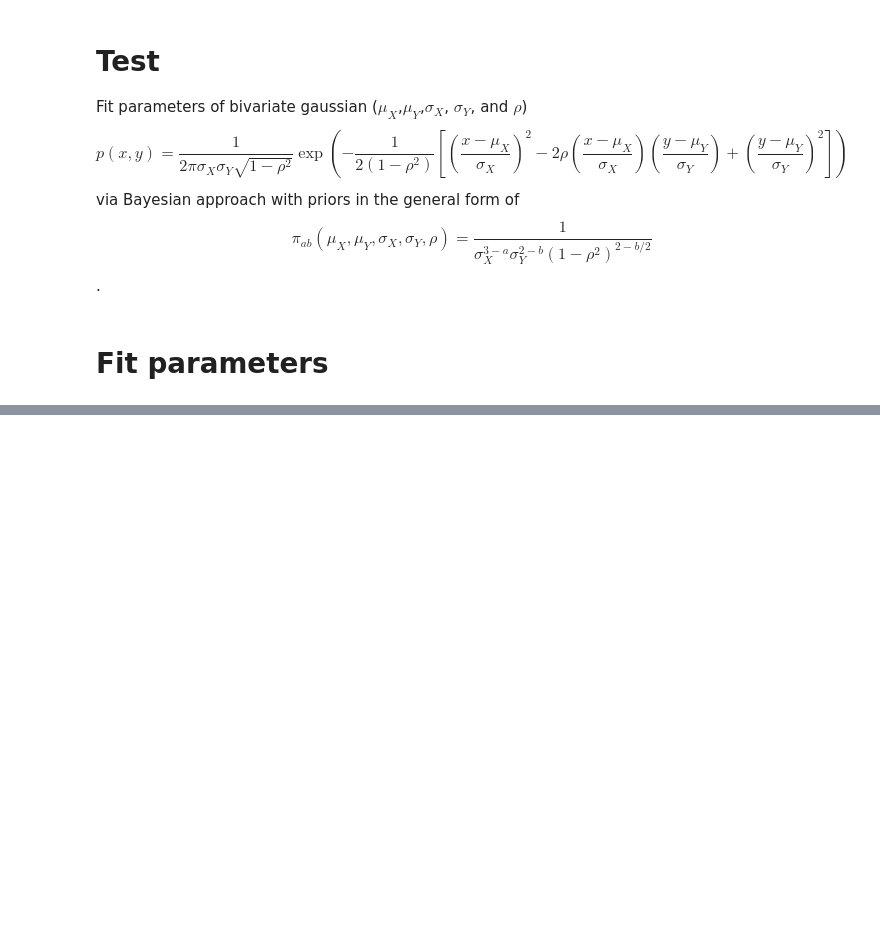
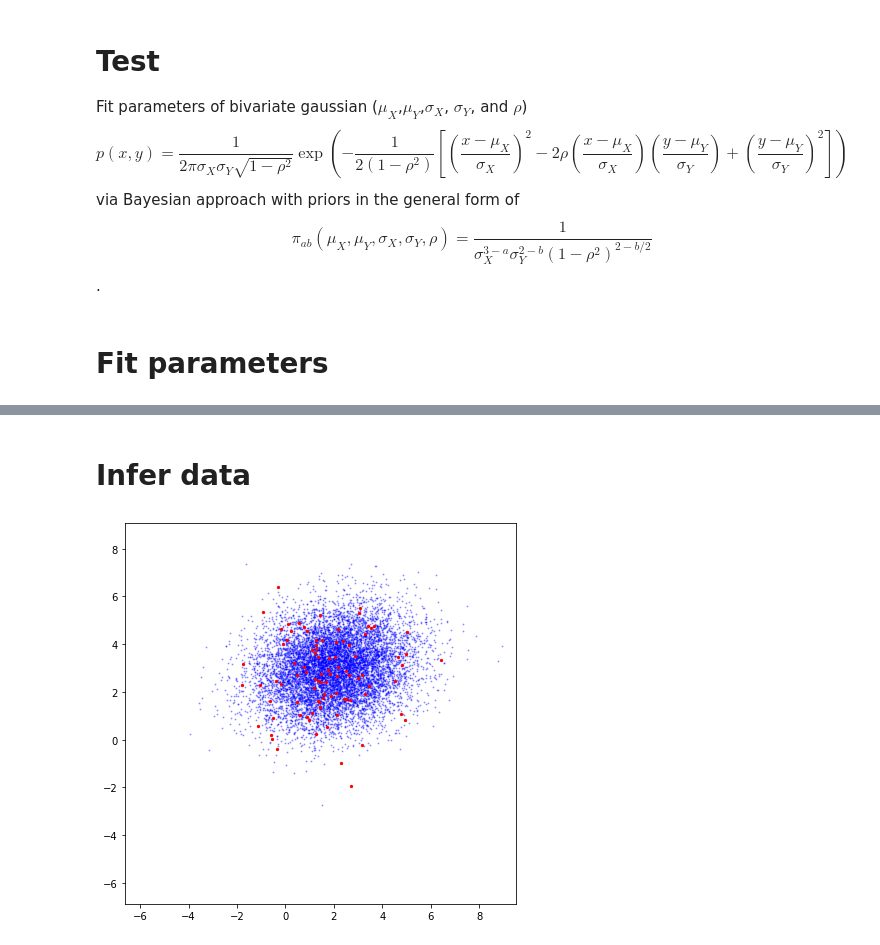
Before and after one commit to svetaU/hmc, a Jupyter notebook: model_w_auto_grad_HMC.ipynb, the cells around one changed output, grey strips where cells are left out. Saved outputs shown, nothing was run; the diff lists cells and outputs as text; code cells hidden in the pictures; blank space fills up the shorter version.

```diff
--- a/model_w_auto_grad_HMC.ipynb
+++ b/model_w_auto_grad_HMC.ipynb
@@ -223,0 +225,34 @@ Rho 0.06614956834178556 (expected 0.2)
+# %% [markdown]
+# Infer data
+# %%
+infer_burn = 10
+infer_params = sim_dots[infer_burn:]
+num_infer_per_param = 1
+infer_x = []
+infer_y = []
+for param in infer_params:
+  target_mean = [param[0],param[1]]
+  target_cov = [[param[2]*param[2],param[4]*param[2]*param[3]],[param[4]*param[2]*param[3],param[3]*param[3]]]
+  sample_x, sample_y = np.random.multivariate_normal(target_mean,target_cov,size=num_infer_per_param).T
+  infer_x.extend(sample_x)
+  infer_y.extend(sample_y)
+target_mean = [2.,3.]
+target_cov = [[2.5,0.4],[0.4,1.6]]
+m = [1.3,3.1]
+n_dots = 10000
+target_distribution_x, target_distribution_y = np.random.multivariate_normal(target_mean,target_cov,size=n_dots).T
+target_x_limits = (target_mean[0] - target_cov[0][0]*3,target_mean[0] + target_cov[0][0]*3)
+target_y_limits = (target_mean[1] - target_cov[1][1]*3,target_mean[1] + target_cov[1][1]*3)
+infer_x_limits = (min(infer_params[:][0]) - max(infer_params[:][2])*3,max(infer_params[:][0]) + max(infer_params[:][2])*3)
+infer_y_limits = (min(infer_params[:][1]) - max(infer_params[:][3])*3,max(infer_params[:][1]) + max(infer_params[:][3])*3)
+x_limits = (min(target_x_limits[0],infer_x_limits[0]),max(target_x_limits[1],infer_x_limits[1]))
+y_limits = (min(target_y_limits[0],infer_y_limits[0]),max(target_y_limits[1],infer_y_limits[1]))
+fig = plt.figure(figsize = (7,7))
+axes = fig.add_subplot(1,1,1)
+axes.set_xlim(x_limits[0],x_limits[1])
+axes.set_ylim(y_limits[0],y_limits[1])
+plt.scatter(target_distribution_x,target_distribution_y, c = 'blue', s=1, alpha = 0.3)
+plt.scatter(infer_x,infer_y, c = 'red', s=5)
+plt.show()
+# %% [output]
+[figure, added]
```
Also changed, not shown: parts of 3 cells of this notebook.
